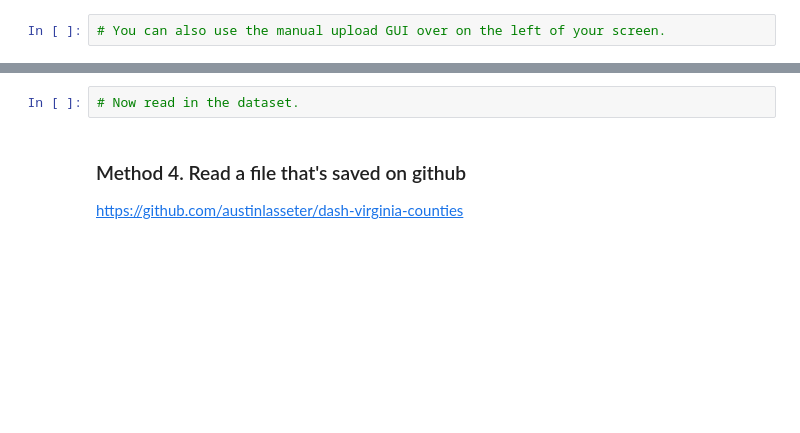
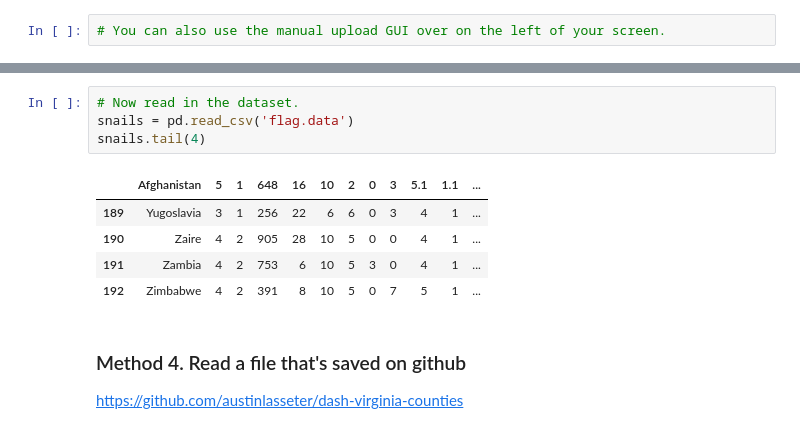
Before and after one commit to larrydavisjr1-dev/DS-Unit-1-Sprint-1-Data-Wrangling-and-Storytelling, a Jupyter notebook: colab_intro_lecture_notes.ipynb, the cells around one changed output, grey strips where cells are left out. Drawn from its saved outputs; the diff is of its cells as text; blank space fills up the shorter version.

```diff
--- a/colab_intro_lecture_notes.ipynb
+++ b/colab_intro_lecture_notes.ipynb
@@ -56,5 +143,13 @@ Reminder, uploaded files will get deleted when this runtime is recycled.
 # %%
 # Now read in the dataset.
+snails = pd.read_csv('flag.data')
+snails.tail(4)
+# %% [output]
+|  | Afghanistan | 5 | 1 | 648 | 16 | 10 | 2 | 0 | 3 | 5.1 | 1.1 | ... |
+| 189 | Yugoslavia | 3 | 1 | 256 | 22 | 6 | 6 | 0 | 3 | 4 | 1 | ... |
+| 190 | Zaire | 4 | 2 | 905 | 28 | 10 | 5 | 0 | 0 | 4 | 1 | ... |
+| 191 | Zambia | 4 | 2 | 753 | 6 | 10 | 5 | 3 | 0 | 4 | 1 | ... |
+| 192 | Zimbabwe | 4 | 2 | 391 | 8 | 10 | 5 | 0 | 7 | 5 | 1 | ... |
 # %% [markdown]
 ###  Method 4. Read a file that's saved on github
 https://github.com/austinlasseter/dash-virginia-counties
```
Also changed, not shown: parts of 21 cells of this notebook.
